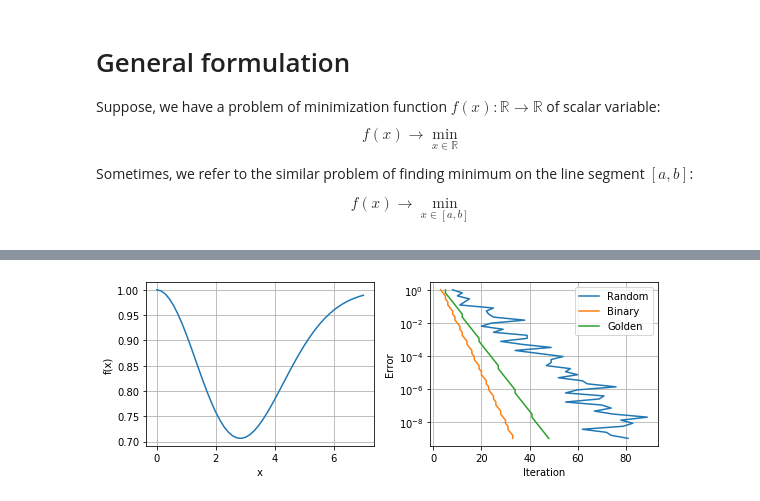
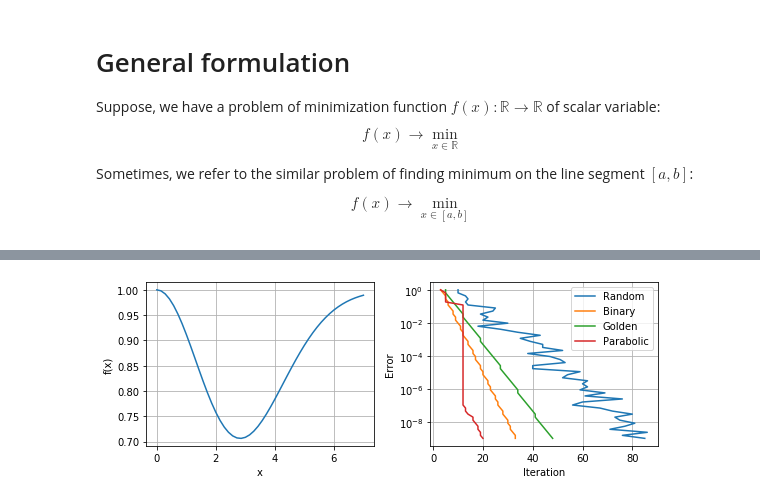
Before and after one commit to MerkulovDaniil/optim, a Jupyter notebook: assets/Notebooks/Line_search.ipynb, the cells around one changed output, grey strips where cells are left out. Drawn from its saved outputs; the diff is of its cells as text; code cells hidden in the pictures.

Commit message:
add: parabola search

```diff
--- a/assets/Notebooks/Line_search.ipynb
+++ b/assets/Notebooks/Line_search.ipynb
@@ -154,45 +154,54 @@ def golden_search(fun, x0, args=(), maxfev=None,
     return OptimizeResult(fun=f_best, x=x_best, nit=niter,
                           nfev=funcalls, success=success)
 
-# def parabolic_search(fun, x0, args=(), maxfev=None,
-#         maxiter=100, callback=None, **options):
-#     tol, x_a, x_b = options['tol'], options['x_a'], options['x_b']
-#     x_a, x_b = (x_a + x0)/2, (x0 + x_b)/2
-#     x_best = x0
-#     funcalls = 2
-#     niter = 0
-#     stop = False
-#     success = False
+def parabolic_search(fun, x0, args=(), maxfev=None,
+        maxiter=100, callback=None, **options):
+    tol, x_a, x_b = options['tol'], options['x_a'], options['x_b']
+    x1, x2, x3 = x_a, (x_a + x_b)/2, x_b
+    x_best = x2
+    funcalls = 3
+    niter = 0
+    stop = False
+    success = False
 
-#     while not stop and niter < maxiter:
-#         funcalls += 1
-#         niter += 1
+    f1, f2, f3 = fun(x1), fun(x2), fun(x3)
 
-#         iterations = 0
+    while not stop and niter < maxiter:
+        funcalls += 1
+        niter += 1
 
-#         x_a, x_best, x_b = sorted([x_a, x_best, x_b])
+        u = x2 - ((x2 - x1)**2*(f2 - f3) - (x2 - x3)**2*(f2 - f1))/(2*((x2 - x1)*(f2 - f3) - (x2 - x3)*(f2 - f1)))
+        fu = fun(u)
 
-#         p = (fun(x_b) - fun(x_best)) * (x_b - x_a)**2 - (fun(x_b) - fun(x_a)) * (x_b - x_best)**2
-#         q = 2. * ((fun(x_b) - fun(x_best)) * (x_b - x_a) - (fun(x_b) - fun(x_a)) * (x_b - x_best))
+        if x2 <= u:
+            if f2 <= fu:
+                x1, x2, x3 = x1, x2, u
+                f1, f2, f3 = f1, f2, fu
+            else:
+                x1, x2, x3 = x2, u, x3
+                f1, f2, f3 = f2, fu, f3
+        else:
+            if fu <= f2:
+                x1, x2, x3 = x1, u, x2
+                f1, f2, f3 = f1, fu, f2
+            else:
+                x1, x2, x3 = u, x2, x3
+                f1, f2, f3 = fu, f2, f3
 
-#         x_min = x_b - (p / float(q))
+        x_best = (x1 + x3)/2
 
-#         x_a = x_best
-#         x_best = x_b
-#         x_b = x_min
+        if callback is not None:
+            callback(x2)
 
-#         if callback is not None:
-#             callback(x_best)
+        if (abs(x3 - x1) < tol):
+            success = True
 
-#         if (abs(x_b - x_a) < tol):
-#             success = True
+        if (maxfev is not None and funcalls >= maxfev) or (abs(x3 - x1) < tol):
+            stop = True
+            break
 
-#         if (maxfev is not None and funcalls >= maxfev) or (abs(x_b - x_a) < tol):
-#             stop = True
-#             break
-
-#     return OptimizeResult(fun=fun(x_min), x=x_best, nit=niter,
-#                           nfev=funcalls, success=success)
+    return OptimizeResult(fun=fun(x_best), x=x_best, nit=niter,
+                          nfev=funcalls, success=success)
 
 #===== Functions =====#
 # "sin(sin(sin(sqrt(x/2))))"
@@ -214,15 +223,15 @@ optimizers = []
 Random_bracket_search = True #@param {type:"boolean"}
 Binary_search = True #@param {type:"boolean"}
 Golden_search = True #@param {type:"boolean"}
-# Parabolic_search = True #@param {type:"boolean"}
+Parabolic_search = True #@param {type:"boolean"}
 if Random_bracket_search:
     optimizers.append('random search')
 if Binary_search:
     optimizers.append('binary search')
 if Golden_search:
     optimizers.append('golden search')
-# if Parabolic_search:
-#     optimizers.append('parabolic search')
+if Parabolic_search:
+    optimizers.append('parabolic search')
 
 Function = 'Inverse Maxwell' #@param ['Inverse Maxwell', "sin(sin(sin(sqrt(x/2))))", "(x - 2) * x * (x + 2)**2"]
 a =  0#@param {type:"number"}
@@ -319 +329 @@ plt.show()
-[figure, old version]
+[figure, new version]
```
Also changed, not shown: parts of 3 cells of this notebook.
